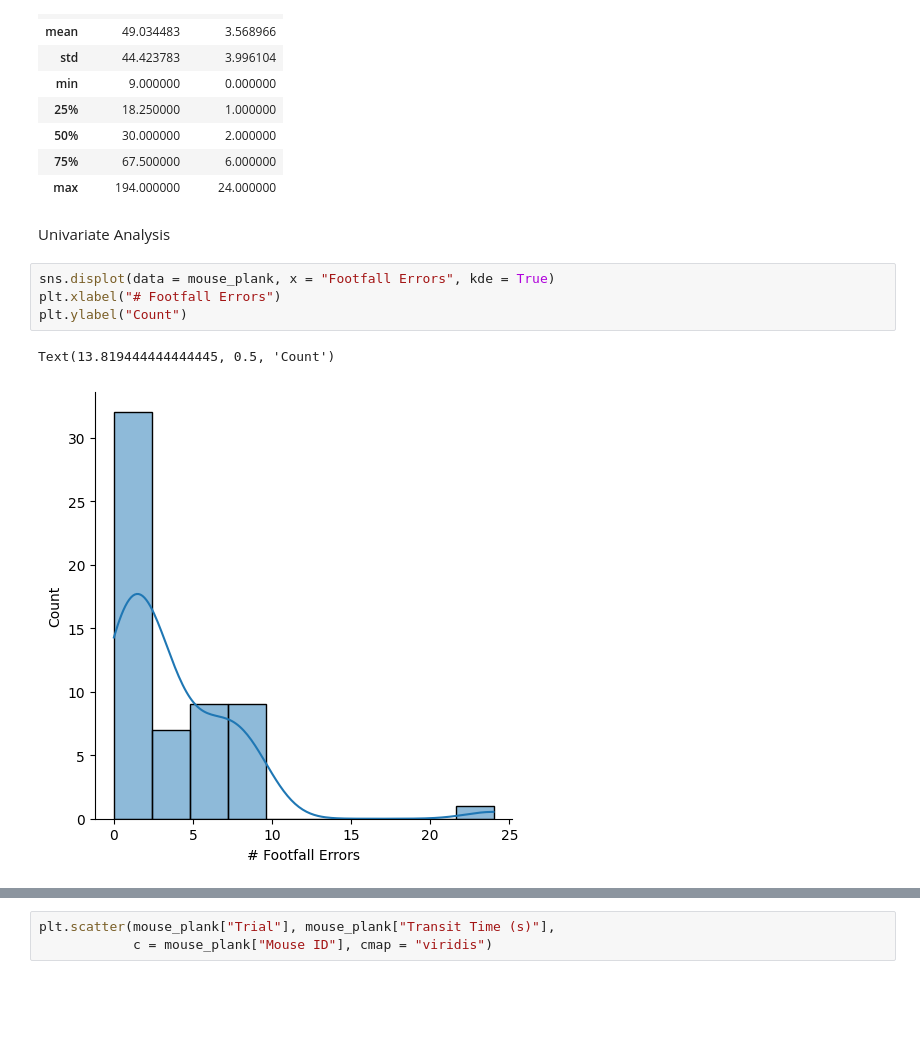
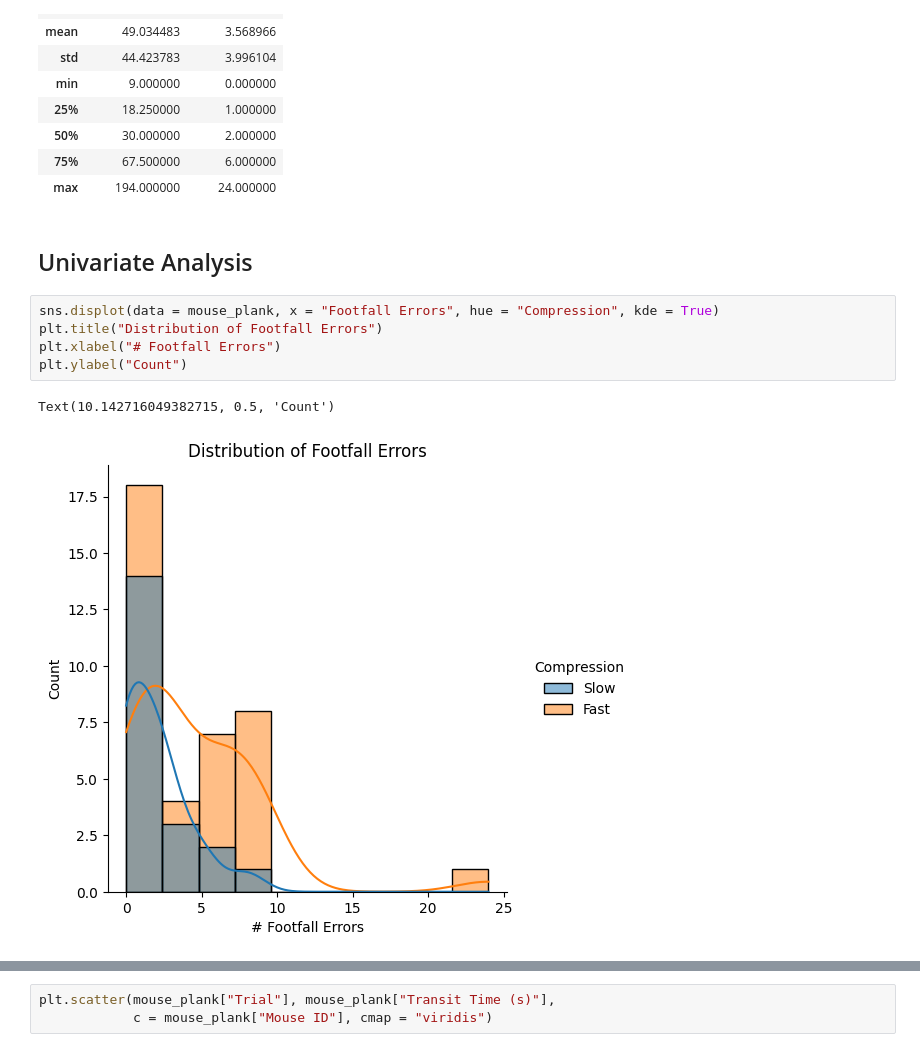
Before and after one commit to milliehuang2022/Chronic-Spinal-Cord-Injury, a Jupyter notebook: mouse_plank.ipynb, the cells around one changed output, grey strips where cells are left out. Cells and saved outputs as stored; diff of their text form; blank space fills up the shorter version.

```diff
--- a/mouse_plank.ipynb
+++ b/mouse_plank.ipynb
@@ -26,12 +26,13 @@ mouse_plank[["Transit Time (s)", "Footfall Errors"]].describe()
 | 75% | 67.500000 | 6.000000 |
 | max | 194.000000 | 24.000000 |
 # %% [markdown]
-Univariate Analysis
+## Univariate Analysis
 # %%
-sns.displot(data = mouse_plank, x = "Footfall Errors", kde = True)
+sns.displot(data = mouse_plank, x = "Footfall Errors", hue = "Compression", kde = True)
+plt.title("Distribution of Footfall Errors")
 plt.xlabel("# Footfall Errors")
 plt.ylabel("Count")
 # %% [output]
-Text(13.819444444444445, 0.5, 'Count')
+Text(10.142716049382715, 0.5, 'Count')
-[figure, old version]
+[figure, new version]
 # %%
```
Also changed, not shown: parts of 17 cells of this notebook.
